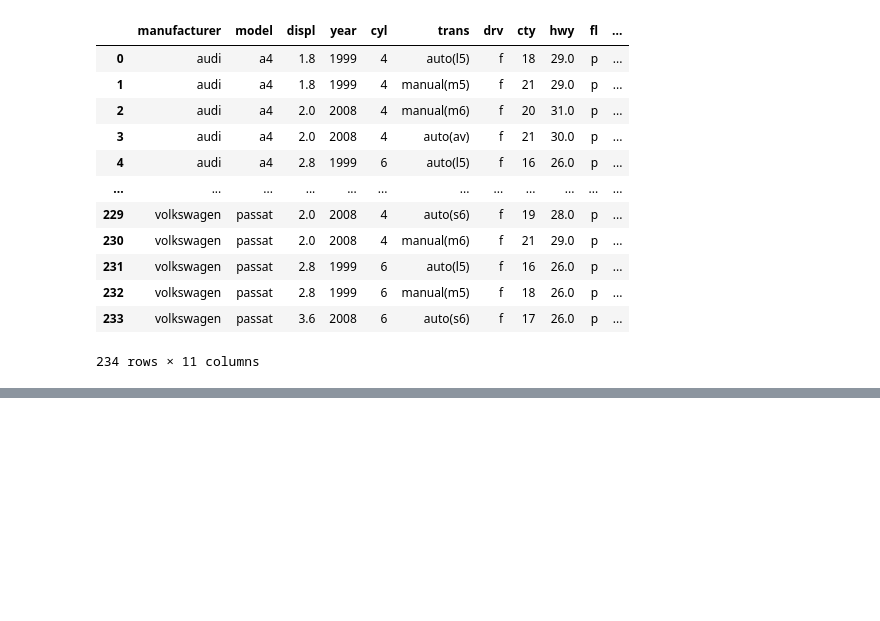
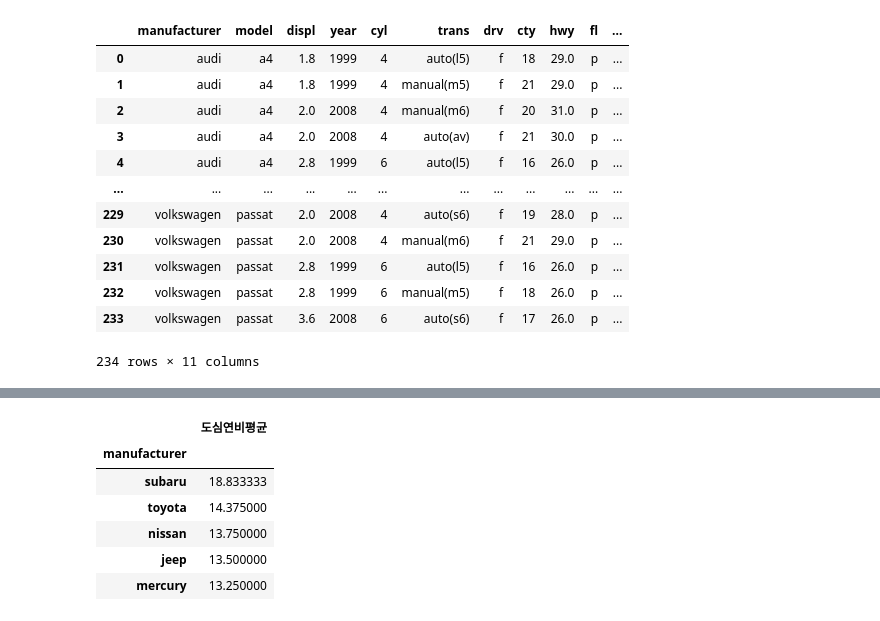
Before and after one commit to 1anminJ/2024-2_python, a Jupyter notebook: week5/week5.ipynb, the cells around one changed output, grey strips where cells are left out. Cells and saved outputs as stored; diff of their text form; code cells hidden in the pictures; blank space fills up the shorter version.

```diff
--- a/week5/week5.ipynb
+++ b/week5/week5.ipynb
@@ -180,0 +201,15 @@ mpg
+# %%
+# suv 기준으로 도심(연비)에서 달리기 제일 좋은 브랜드는? 연비 좋은 순으로 5개 출력
+suv = mpg.query('category == "suv"')
+suv
+suv.groupby("manufacturer").agg(도심연비평균 = ('cty', 'mean'))\
+                            .sort_values('도심연비평균', ascending=False)\
+                            .head(5)
+# %% [output]
+|  | 도심연비평균 |
+| manufacturer |  |
+| subaru | 18.833333 |
+| toyota | 14.375000 |
+| nissan | 13.750000 |
+| jeep | 13.500000 |
+| mercury | 13.250000 |
```
Also changed, not shown: parts of 5 cells of this notebook.
